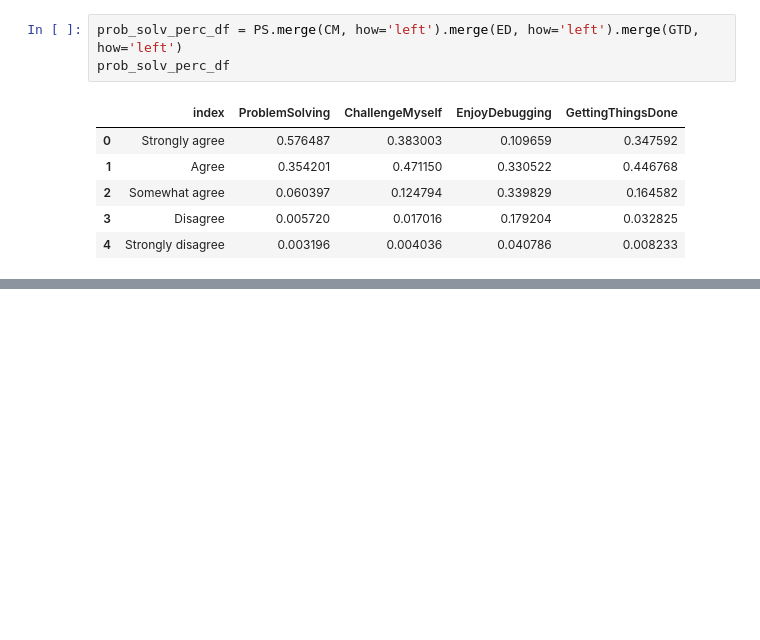
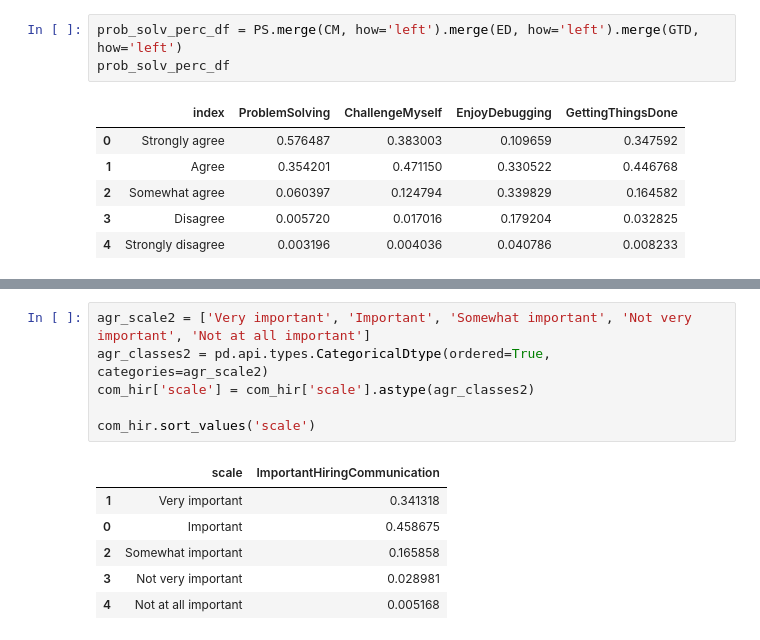
Before and after one commit to rafael-roldao/udct_p1_stackoverflow, a Jupyter notebook: 2017 Stackoverflow Survey Analysis.ipynb, the cells around one changed output, grey strips where cells are left out. Cells and saved outputs as stored; diff of their text form; blank space fills up the shorter version.

```diff
--- a/2017 Stackoverflow Survey Analysis.ipynb
+++ b/2017 Stackoverflow Survey Analysis.ipynb
@@ -282,0 +285,13 @@ Name: LearningNewTech, dtype: float64
+# %%
+agr_scale2 = ['Very important', 'Important', 'Somewhat important', 'Not very important', 'Not at all important']
+agr_classes2 = pd.api.types.CategoricalDtype(ordered=True, categories=agr_scale2)
+com_hir['scale'] = com_hir['scale'].astype(agr_classes2)
+
+com_hir.sort_values('scale')
+# %% [output]
+|  | scale | ImportantHiringCommunication |
+| 1 | Very important | 0.341318 |
+| 0 | Important | 0.458675 |
+| 2 | Somewhat important | 0.165858 |
+| 3 | Not very important | 0.028981 |
+| 4 | Not at all important | 0.005168 |
```
Also changed, not shown: parts of 14 cells of this notebook.
